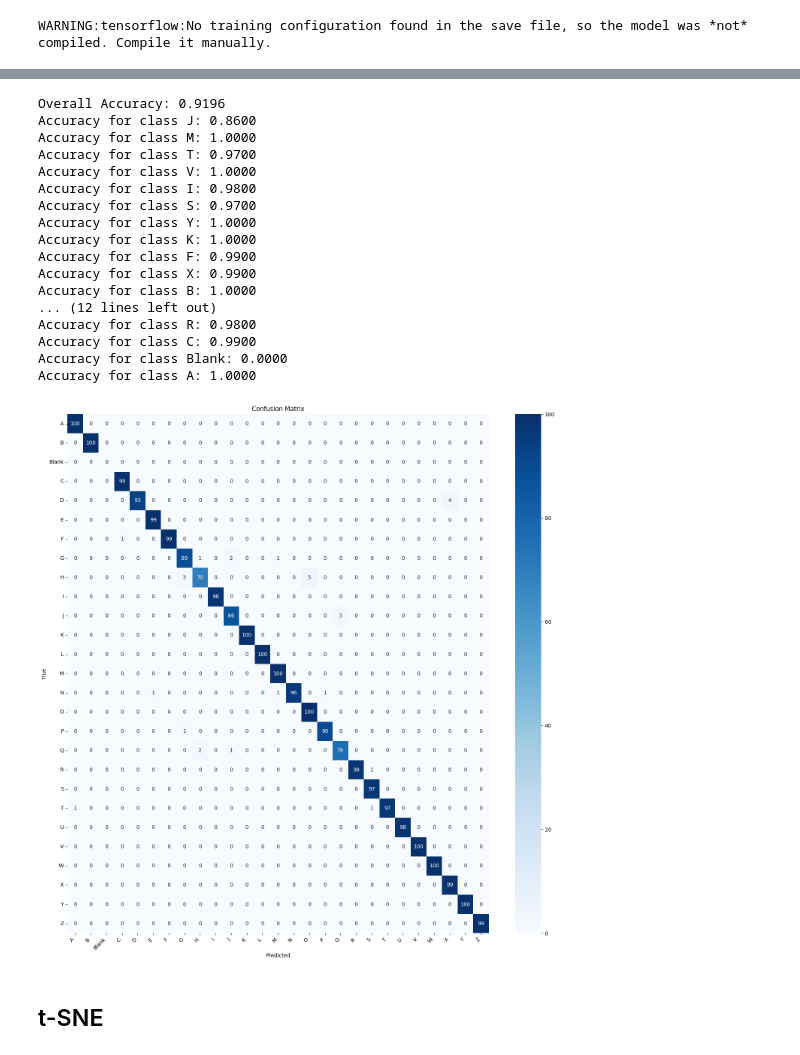
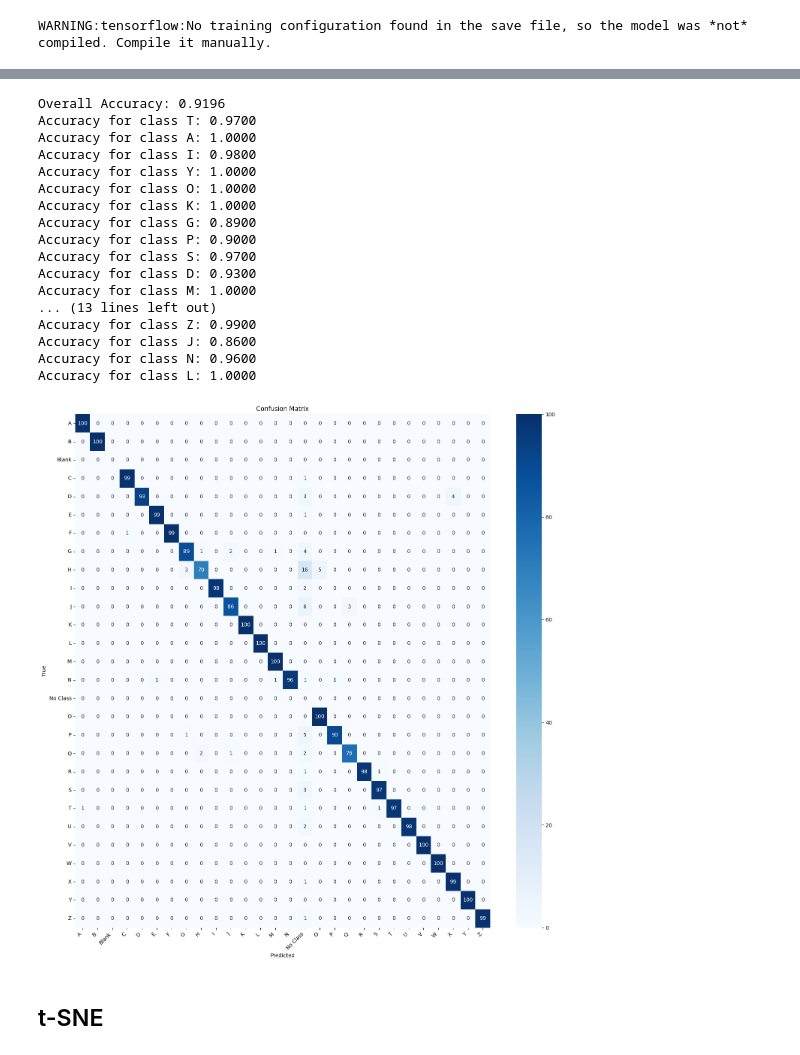
Before and after one commit to ash3327/major-fyp-2024, a Jupyter notebook: demo/ce_augmented_test.ipynb, the cells around one changed output, grey strips where cells are left out. Cells and saved outputs as stored; diff of their text form; code cells hidden in the pictures.

```diff
--- a/demo/ce_augmented_test.ipynb
+++ b/demo/ce_augmented_test.ipynb
@@ -326,31 +312,32 @@ print(f"\nOverall Accuracy: {overall_accuracy:.4f}")
 
 # Calculate accuracies by class
 unique_labels = set(ground_truth)
+unique_labels.add("No Class")
 for label in unique_labels:
     mask = [l == label for l in ground_truth]
     class_predictions = [p for p, m in zip(predictions, mask) if m]
     class_total = sum(mask)
     class_correct = sum(p == label for p in class_predictions)
-    class_accuracy = class_correct / class_total
+    class_accuracy = class_correct / class_total if class_total > 0 else 0
     print(f"Accuracy for class {label}: {class_accuracy:.4f}")
 # %% [output]
 Overall Accuracy: 0.9196
+Accuracy for class T: 0.9700
+Accuracy for class A: 1.0000
+Accuracy for class I: 0.9800
+Accuracy for class Y: 1.0000
+Accuracy for class O: 1.0000
+Accuracy for class K: 1.0000
+Accuracy for class G: 0.8900
+Accuracy for class P: 0.9000
+Accuracy for class S: 0.9700
+Accuracy for class D: 0.9300
+Accuracy for class M: 1.0000
+... (13 lines left out)
+Accuracy for class Z: 0.9900
 Accuracy for class J: 0.8600
-Accuracy for class M: 1.0000
-Accuracy for class T: 0.9700
-Accuracy for class V: 1.0000
-Accuracy for class I: 0.9800
-Accuracy for class S: 0.9700
-Accuracy for class Y: 1.0000
-Accuracy for class K: 1.0000
-Accuracy for class F: 0.9900
-Accuracy for class X: 0.9900
-Accuracy for class B: 1.0000
-... (12 lines left out)
-Accuracy for class R: 0.9800
-Accuracy for class C: 0.9900
-Accuracy for class Blank: 0.0000
-Accuracy for class A: 1.0000
+Accuracy for class N: 0.9600
+Accuracy for class L: 1.0000
 # %%
 # Create and display confusion matrix
 from sklearn.metrics import confusion_matrix
@@ -358,38 +345,38 @@ import seaborn as sns
 import matplotlib.pyplot as plt
 
 # Get unique classes in sorted order
-unique_classes = sorted(list(set(ground_truth)))
+unique_classes = sorted(list(set(unique_labels)))
 
 # Create confusion matrix
 cm = confusion_matrix(ground_truth, predictions, labels=unique_classes)
 
 # Create figure and axes
 plt.figure(figsize=(15, 15))
 
 # Create heatmap
 sns.heatmap(cm,
             annot=True,
             fmt='d',
             cmap='Blues',
             xticklabels=unique_classes,
             yticklabels=unique_classes)
 
 # Set labels
 plt.xlabel('Predicted')
 plt.ylabel('True')
 plt.title('Confusion Matrix')
 
 # Rotate x-axis labels for better readability
 plt.xticks(rotation=45, ha='right')
 plt.yticks(rotation=0)
 
 # Adjust layout to prevent label cutoff
 plt.tight_layout()
 
 # Show the plot
 plt.show()
 # %% [output]
-[figure, old version]
+[figure, new version]
 # %% [markdown]
 ## t-SNE
 # %%
```
Also changed, not shown: parts of 3 cells of this notebook, 6 other files.
